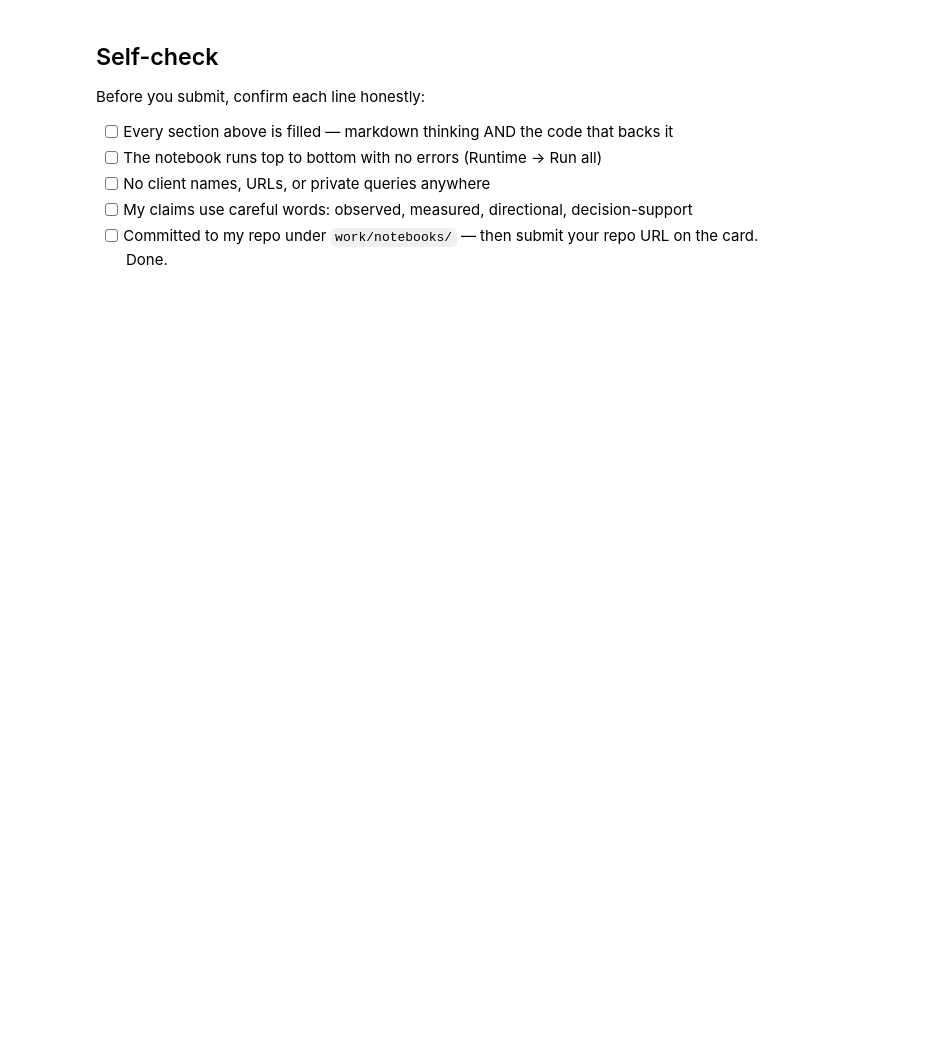
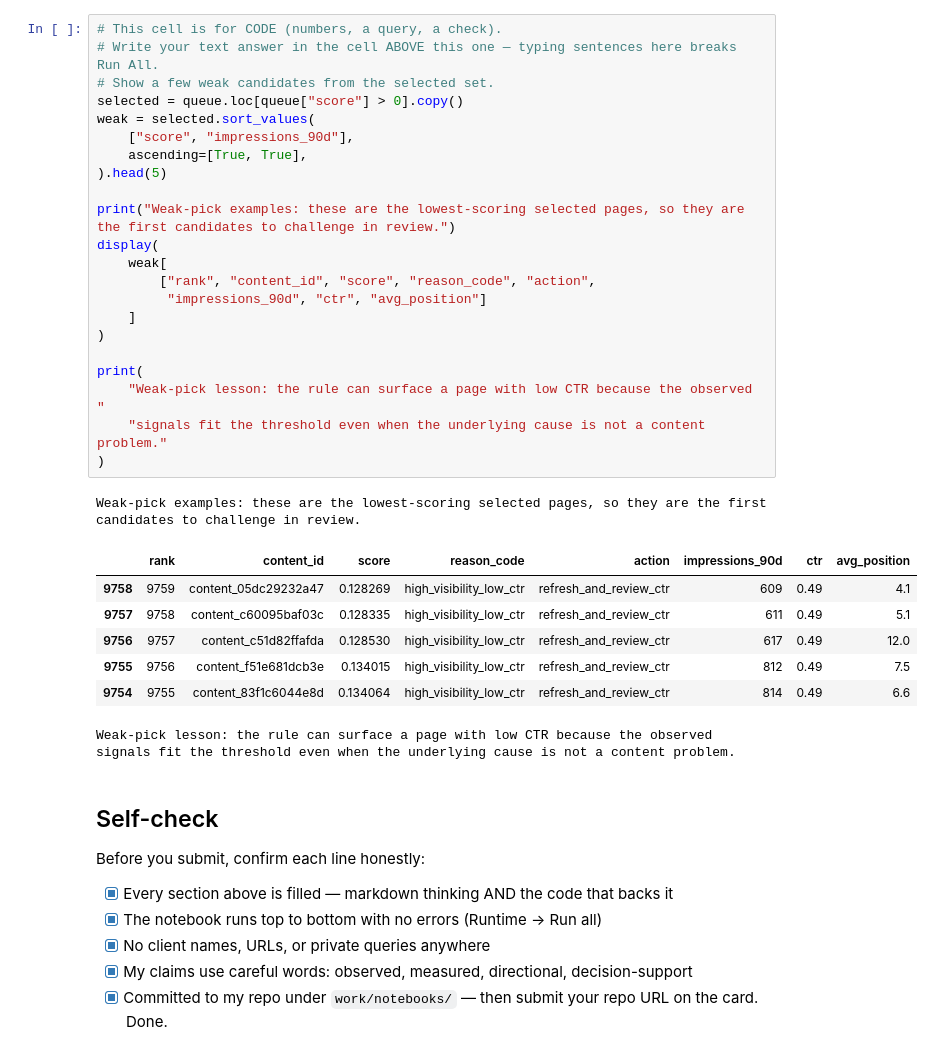
Before and after one commit to Asif-Ahmed-Rezvi/flyrank-internship-ml, a Jupyter notebook: work/notebooks/w04_baseline_score.ipynb, the cells around one changed output. Saved outputs shown, nothing was run; the diff lists cells and outputs as text; blank space fills up the shorter version.

```diff
--- a/work/notebooks/w04_baseline_score.ipynb
+++ b/work/notebooks/w04_baseline_score.ipynb
@@ -37,10 +306,41 @@ This skeleton is yours to fill. Work the sections **in order** — each one has
+# %%
+# This cell is for CODE (numbers, a query, a check).
+# Write your text answer in the cell ABOVE this one — typing sentences here breaks Run All.
+# Show a few weak candidates from the selected set.
+selected = queue.loc[queue["score"] > 0].copy()
+weak = selected.sort_values(
+    ["score", "impressions_90d"],
+    ascending=[True, True],
+).head(5)
+
+print("Weak-pick examples: these are the lowest-scoring selected pages, so they are the first candidates to challenge in review.")
+display(
+    weak[
+        ["rank", "content_id", "score", "reason_code", "action",
+         "impressions_90d", "ctr", "avg_position"]
+    ]
+)
+
+print(
+    "Weak-pick lesson: the rule can surface a page with low CTR because the observed "
+    "signals fit the threshold even when the underlying cause is not a content problem."
+)
+# %% [output]
+Weak-pick examples: these are the lowest-scoring selected pages, so they are the first candidates to challenge in review.
+|  | rank | content_id | score | reason_code | action | impressions_90d | ctr | avg_position |
+| 9758 | 9759 | content_05dc29232a47 | 0.128269 | high_visibility_low_ctr | refresh_and_review_ctr | 609 | 0.49 | 4.1 |
+| 9757 | 9758 | content_c60095baf03c | 0.128335 | high_visibility_low_ctr | refresh_and_review_ctr | 611 | 0.49 | 5.1 |
+| 9756 | 9757 | content_c51d82ffafda | 0.128530 | high_visibility_low_ctr | refresh_and_review_ctr | 617 | 0.49 | 12.0 |
+| 9755 | 9756 | content_f51e681dcb3e | 0.134015 | high_visibility_low_ctr | refresh_and_review_ctr | 812 | 0.49 | 7.5 |
+| 9754 | 9755 | content_83f1c6044e8d | 0.134064 | high_visibility_low_ctr | refresh_and_review_ctr | 814 | 0.49 | 6.6 |
+Weak-pick lesson: the rule can surface a page with low CTR because the observed signals fit the threshold even when the underlying cause is not a content problem.
 # %% [markdown]
 ## Self-check
 
 Before you submit, confirm each line honestly:
 
-- [ ] Every section above is filled — markdown thinking AND the code that backs it
-- [ ] The notebook runs top to bottom with no errors (Runtime → Run all)
-- [ ] No client names, URLs, or private queries anywhere
-- [ ] My claims use careful words: observed, measured, directional, decision-support
-- [ ] Committed to my repo under `work/notebooks/` — then submit your repo URL on the card. Done.
+- [x] Every section above is filled — markdown thinking AND the code that backs it
+- [x] The notebook runs top to bottom with no errors (Runtime → Run all)
+- [x] No client names, URLs, or private queries anywhere
+- [x] My claims use careful words: observed, measured, directional, decision-support
+- [x] Committed to my repo under `work/notebooks/` — then submit your repo URL on the card. Done.
```
Also changed, not shown: parts of 15 cells of this notebook.
